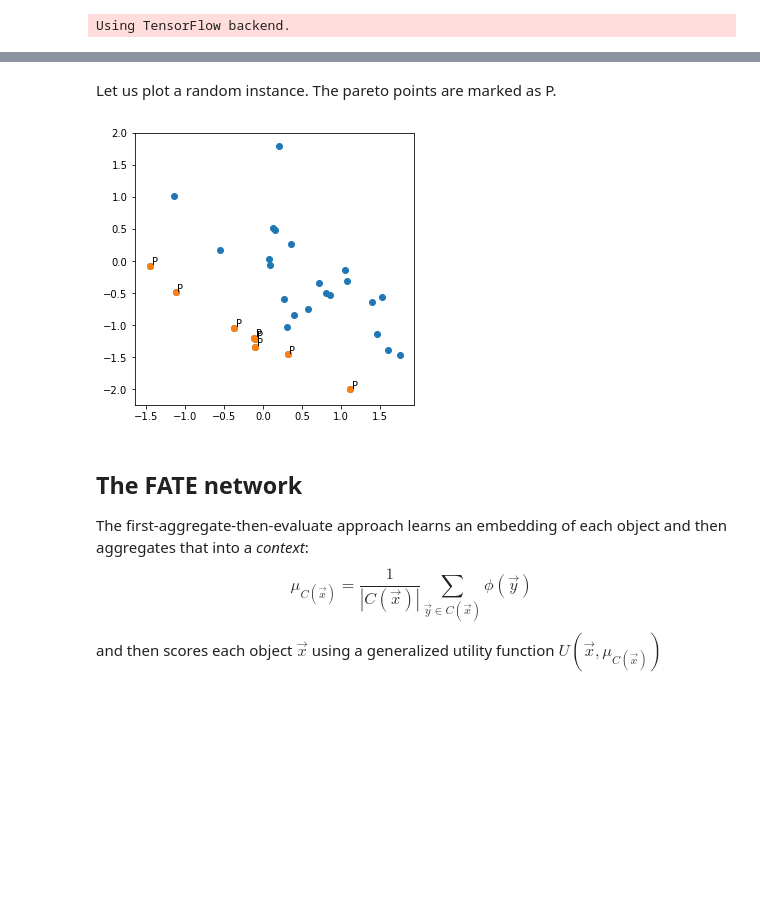
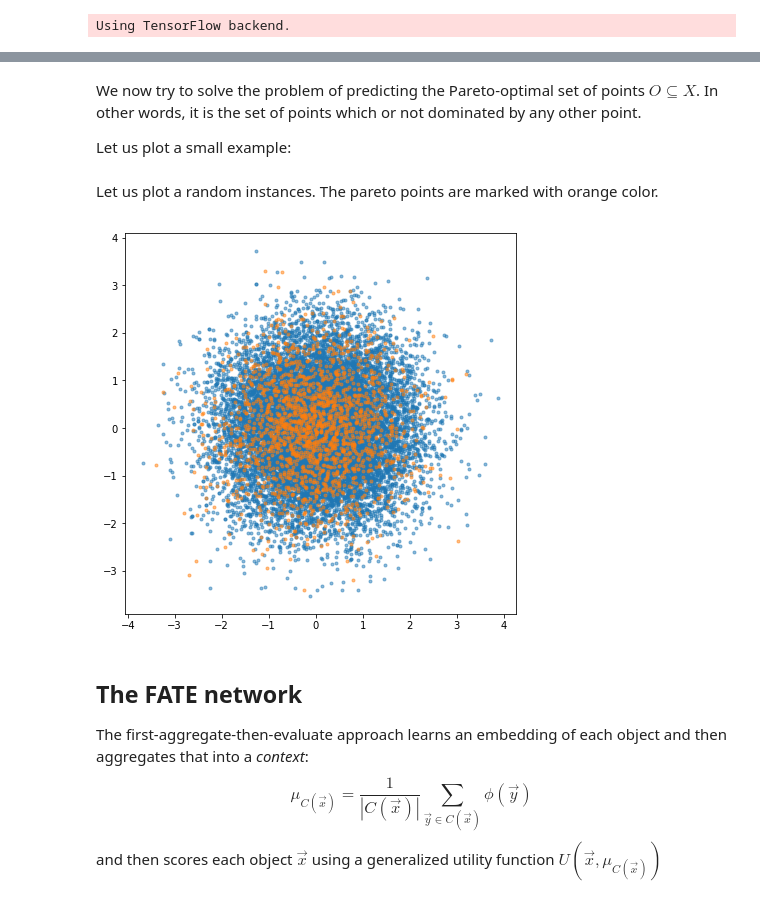
Before and after one commit to kiudee/cs-ranking, a Jupyter notebook: docs/notebooks/FATE-Net-Choice.ipynb, the cells around one changed output, grey strips where cells are left out. Saved outputs shown, nothing was run; the diff lists cells and outputs as text; code cells hidden in the pictures; blank space fills up the shorter version.

```diff
--- a/docs/notebooks/FATE-Net-Choice.ipynb
+++ b/docs/notebooks/FATE-Net-Choice.ipynb
@@ -22 +16,6 @@ We will generate a random dataset where each instance contains 30 objects and 2
+# %% [markdown]
+We now try to solve the problem of predicting the Pareto-optimal set of points $O \subseteq X$.
+In other words, it is the set of points which or not dominated by any other point.
+
+Let us plot a small example:
 # %%
@@ -33,24 +33,17 @@ gen = ChoiceDatasetGenerator(dataset_type='pareto', random_state=seed,
 # %%
 X_train, Y_train, X_test, Y_test = gen.get_single_train_test_split()
 # %% [markdown]
-Let us plot a random instance. The pareto points are marked as P.
+Let us plot a random instances. The pareto points are marked with orange color.
-# %%
-def get_name(d):
-    if d ==0:
-        return ""
-    else:
-        return "P"
-fig, ax = plt.subplots(figsize=(5,5))
-inst = np.random.choice(n_train)
-choices = np.where(Y_train[inst]==1)[0]
-ax.scatter(X_train[inst][:, 0], X_train[inst][:, 1])
-ax.scatter(X_train[inst][choices, 0], X_train[inst][choices, 1])
-for i in range(n_objects):
-    ax.text(X_train[inst, i, 0]+0.02,
-            X_train[inst, i, 1]+0.02,
-            s=get_name(int(Y_train[inst, i])))
-# %% [output]
-[figure, removed]
+# %%
+colors = sns.color_palette('tab10', n_colors=2)
+fig, ax = plt.subplots(figsize=(7,7))
+inst = np.random.choice(n_train, size=500)
+rows, cols = np.where(Y_train[inst]==1)
+ax.scatter(X_train[inst].reshape(-1,2)[:, 0], X_train[inst].reshape(-1,2)[:, 1], c=[colors[0]], marker='.', alpha=0.5)
+ax.scatter(X_train[rows, cols][:, 0], X_train[rows, cols][:, 1], c=[colors[1]], marker='.', alpha=0.5)
+plt.show()
+# %% [output]
+[figure, added]
 # %% [markdown]
 ## The FATE network
 The first-aggregate-then-evaluate approach learns an embedding of each object and then aggregates that into a _context_:
```
Also changed, not shown: parts of 7 cells of this notebook, 9 other files.
